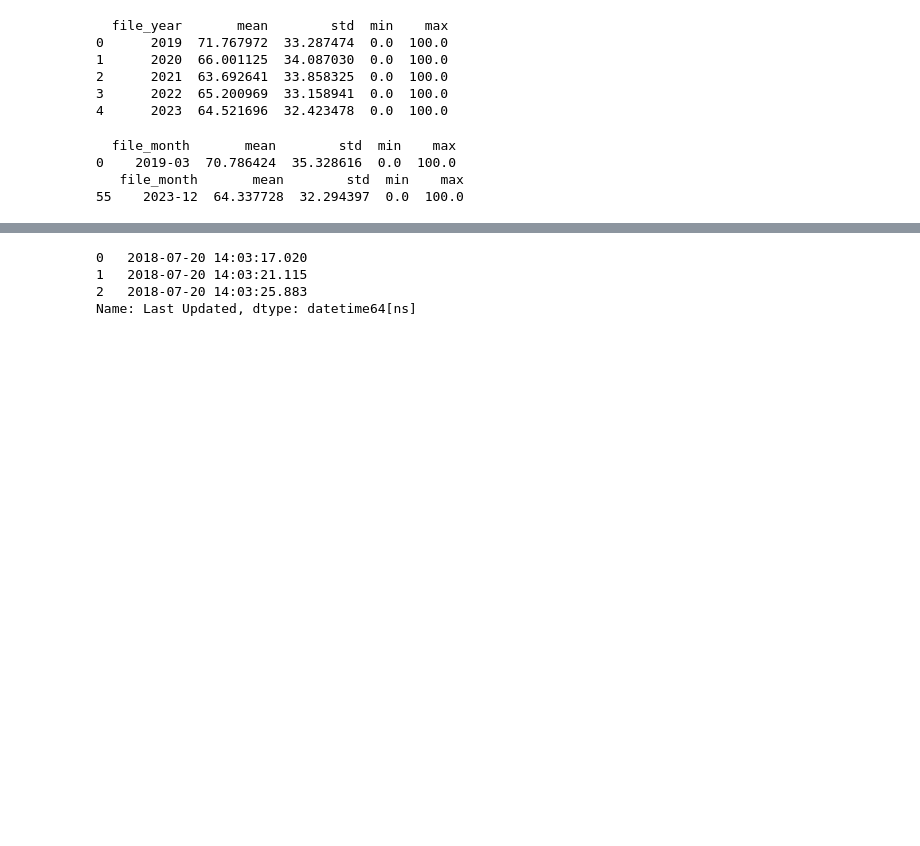
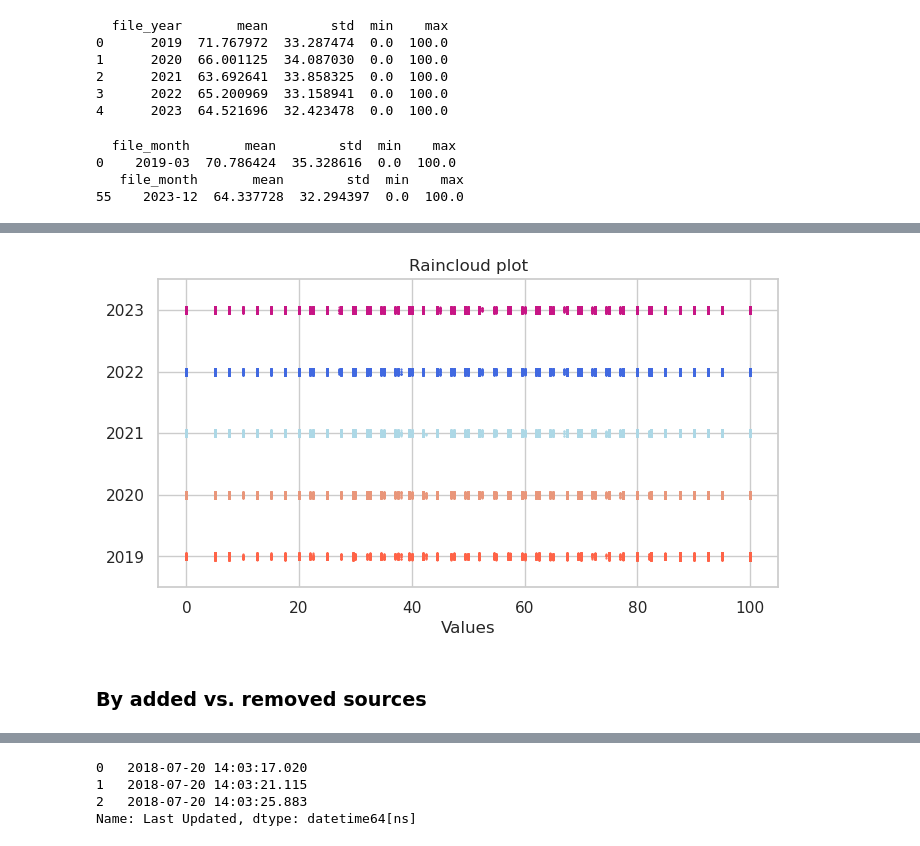
Before and after one commit to julaluehring/newsguard-review-analysis, a Jupyter notebook: 02-describe_newsguard.ipynb, the cells around one changed output, grey strips where cells are left out. Cells and saved outputs as stored; diff of their text form; code cells hidden in the pictures; blank space fills up the shorter version.

```diff
--- a/02-describe_newsguard.ipynb
+++ b/02-describe_newsguard.ipynb
@@ -604,0 +393,59 @@ Maximum number of added sources: 1030
+# %%
+#from https://medium.com/mlearning-ai/getting-started-with-raincloud-plots-in-python-2ea5c2d01c11
+
+grouped_data = [df15[df15["file_year"] == cat]["Score"]\
+                .values for cat in df15["file_year"]\
+                .unique()]
+
+fig, ax = plt.subplots(figsize=(8, 4))
+
+# Boxplot data
+boxplots_colors = ["yellowgreen", "olivedrab", "skyblue", "salmon", "thistle"]
+
+bp = ax.boxplot(grouped_data,
+                patch_artist=True,
+                vert=False)
+
+for patch, color in zip(bp["boxes"], boxplots_colors):
+    patch.set_facecolor(color)
+    patch.set_alpha(0.4)
+
+# Scatterplot data
+scatter_colors = ["tomato", "darksalmon", "lightblue", "royalblue", "mediumvioletred"]
+for idx, features in enumerate(grouped_data):
+    y = np.full(len(features), idx + 1)
+    idxs = np.arange(len(y))
+    out = y.astype(float)
+    out.flat[idxs] += np.random.uniform(low=-.05,
+                                        high=.05,
+                                        size=len(idxs))
+    y = out
+    plt.scatter(features, y,
+                s=.3,
+                c=scatter_colors[idx])
+
+# Violinplot data
+violin_colors = ["yellowgreen", "olivedrab", "skyblue", "salmon", "thistle"]
+for idx, features in enumerate(grouped_data):
+    # Adjust y-coordinates to prevent overlap with box and scatter plots
+    y = np.full(len(features), idx + 1.5)
+    vp = ax.violinplot([features],
+                       positions=[idx + 1.5],
+                       points=500,
+                       showmeans=False,
+                       showextrema=False,
+                       showmedians=False,
+                       vert=False)
+
+    for b in vp["bodies"]:
+        b.set_color(violin_colors[idx])
+
+plt.yticks(np.arange(1, len(grouped_data) + 1, 1),
+           df15["file_year"].unique())
+plt.xlabel("Values")
+plt.title("Raincloud plot")
+plt.show()
+# %% [output]
+[figure, added]
+# %% [markdown]
+### By added vs. removed sources
```
Also changed, not shown: parts of 65 cells of this notebook.
